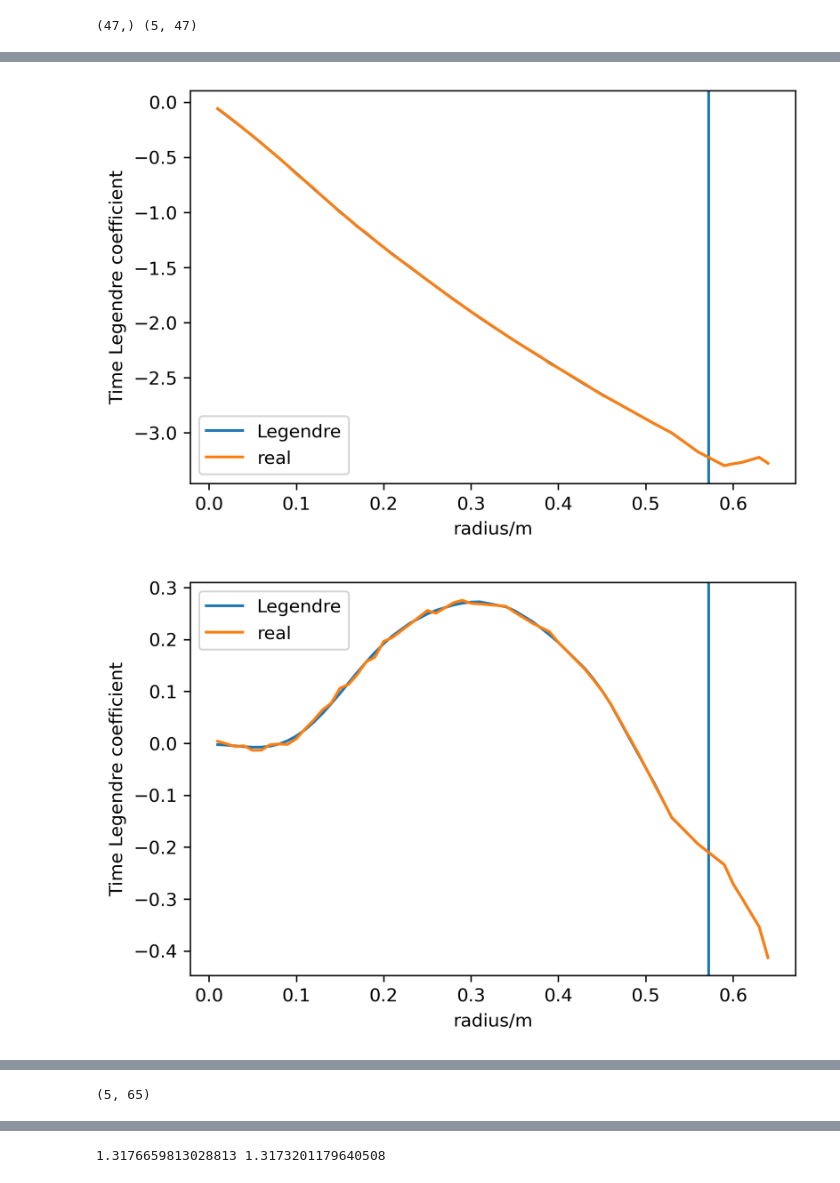
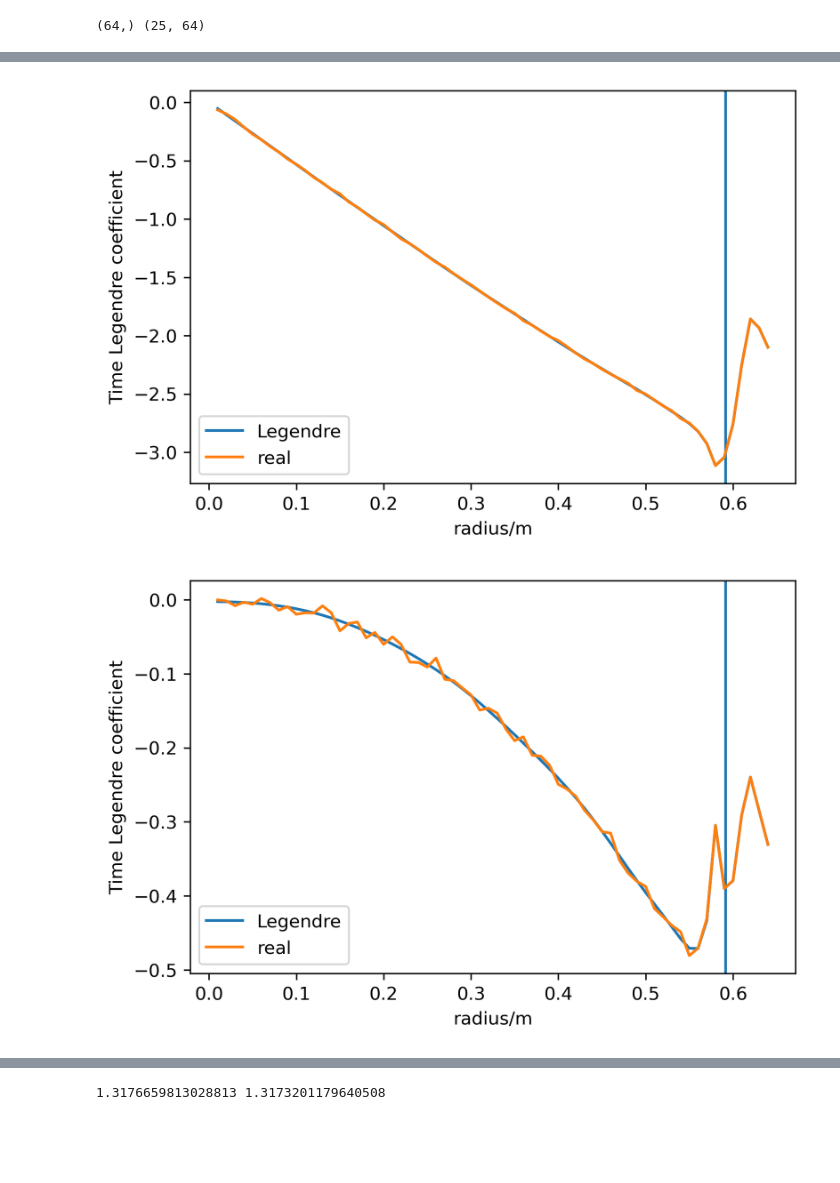
Before and after one commit to dw839566105/Recon1t, a Jupyter notebook: calib/View_Time.ipynb, the cells around one changed output, grey strips where cells are left out. Saved outputs shown, nothing was run; the diff lists cells and outputs as text; code cells hidden in the pictures; blank space fills up the shorter version.

```diff
--- a/calib/View_Time.ipynb
+++ b/calib/View_Time.ipynb
@@ -11,7 +11,7 @@ def readtime(path):
     for i in ra:
         try:
             h = tables.open_file(path + '/file_%+.3f.h5' % i)
-            coeff_time.append(h.root.coeff5[:])
+            coeff_time.append(h.root.coeff25[:])
             rd.append(i)
         except:
             pass
@@ -28,12 +28,12 @@ def readtime(path):
     '''
     return np.array(rd), coeff_time.T
 # %%
-order = 5
+order = 10
 fit_order = 10
-rd, coeff_pe = readtime('./coeff_time_1t_8.0MeV_shell_0.1/')
+rd, coeff_pe = readtime('./coeff_time_1t_reflection0.05_2MeV_0.1_1/')
 print(rd.shape, coeff_pe.shape)
 
-bd = 0.88
+bd = 0.91
 deg = 20
 d = np.where(np.abs(rd-np.max(rd)*bd) == np.min(np.abs(rd-np.max(rd)*bd)))
 
@@ -102,4 +102,4 @@ for i in np.arange(order):
     plt.savefig('Time')
 #A = np.polynomial.legendre.Legendre.fit(np.array((-0.5,0.4)), np.array((0.5,0.6)),deg=5)
 # %% [output]
-(47,) (5, 47)
+(64,) (25, 64)
@@ -107,2 +107,2 @@ for i in np.arange(order):
-[figure, old version]
+[figure, new version]
-[figure, old version]
+[figure, new version]
@@ -111,4 +115,0 @@ for i in np.arange(order):
-# %%
-coeff_pe.shape
-# %% [output]
-(5, 65)
```
Also changed, not shown: parts of 7 cells of this notebook, 46 other files.
